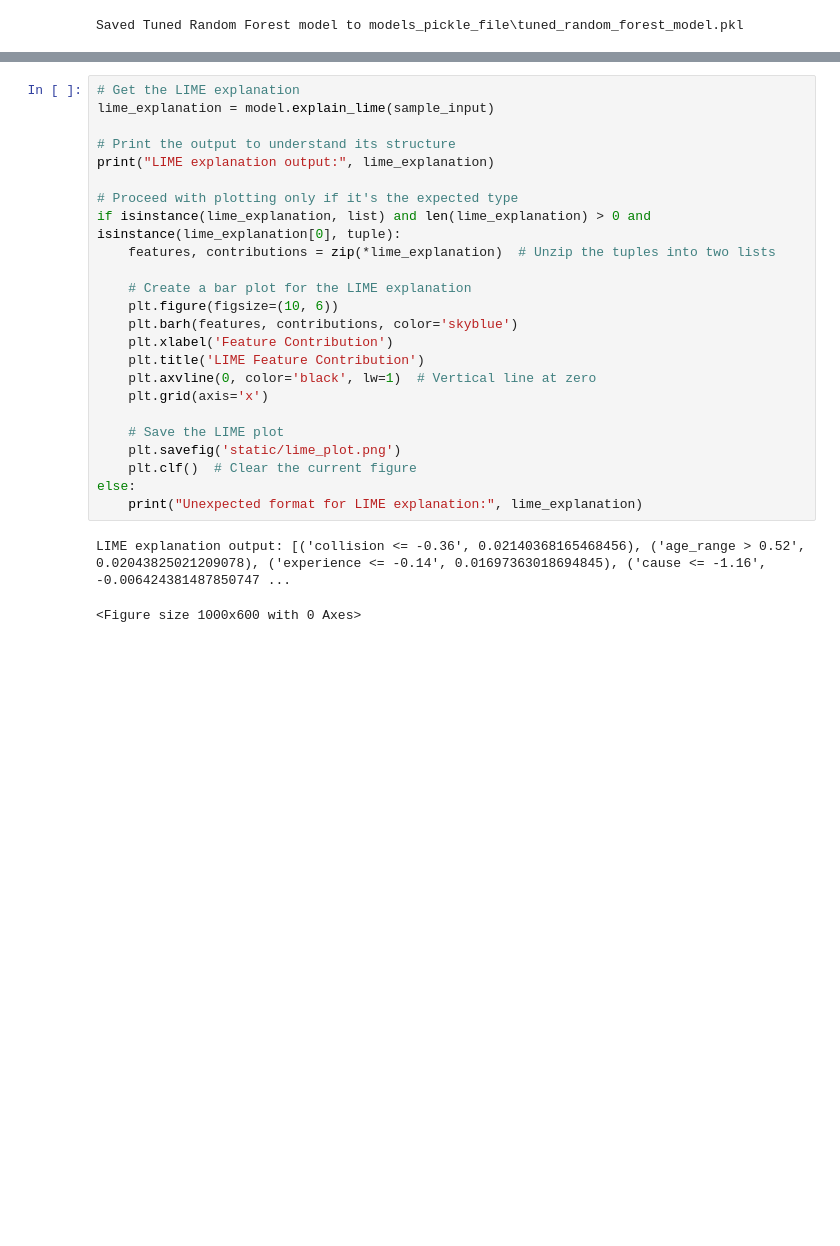
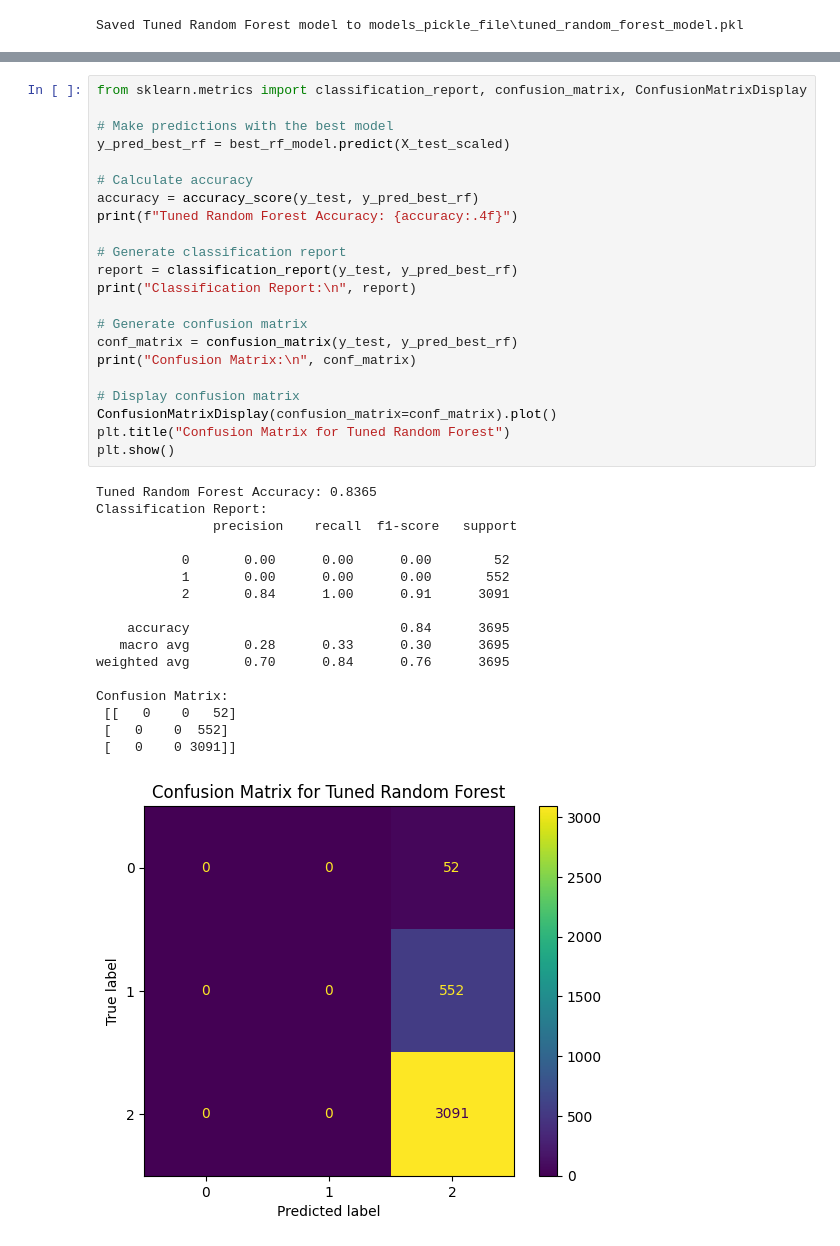
Before and after one commit to 060205b/Traffic_severity, a Jupyter notebook: model2.ipynb, the cells around one changed output, grey strips where cells are left out. Drawn from its saved outputs; the diff is of its cells as text; blank space fills up the shorter version.

```diff
--- a/model2.ipynb
+++ b/model2.ipynb
@@ -664,27 +424,40 @@ SHAP values for class 0 shape: (5,)
-# %%
-# Get the LIME explanation
-lime_explanation = model.explain_lime(sample_input)
-
-# Print the output to understand its structure
-print("LIME explanation output:", lime_explanation)
-
-# Proceed with plotting only if it's the expected type
-if isinstance(lime_explanation, list) and len(lime_explanation) > 0 and isinstance(lime_explanation[0], tuple):
-    features, contributions = zip(*lime_explanation)  # Unzip the tuples into two lists
-
-    # Create a bar plot for the LIME explanation
-    plt.figure(figsize=(10, 6))
-    plt.barh(features, contributions, color='skyblue')
-    plt.xlabel('Feature Contribution')
-    plt.title('LIME Feature Contribution')
-    plt.axvline(0, color='black', lw=1)  # Vertical line at zero
-    plt.grid(axis='x')
-
-    # Save the LIME plot
-    plt.savefig('static/lime_plot.png')
-    plt.clf()  # Clear the current figure
-else:
-    print("Unexpected format for LIME explanation:", lime_explanation)
-# %% [output]
-LIME explanation output: [('collision <= -0.36', 0.02140368165468456), ('age_range > 0.52', 0.02043825021209078), ('experience <= -0.14', 0.01697363018694845), ('cause <= -1.16', -0.006424381487850747 ...
-<Figure size 1000x600 with 0 Axes>
+# %%
+from sklearn.metrics import classification_report, confusion_matrix, ConfusionMatrixDisplay
+
+# Make predictions with the best model
+y_pred_best_rf = best_rf_model.predict(X_test_scaled)
+
+# Calculate accuracy
+accuracy = accuracy_score(y_test, y_pred_best_rf)
+print(f"Tuned Random Forest Accuracy: {accuracy:.4f}")
+
+# Generate classification report
+report = classification_report(y_test, y_pred_best_rf)
+print("Classification Report:\n", report)
+
+# Generate confusion matrix
+conf_matrix = confusion_matrix(y_test, y_pred_best_rf)
+print("Confusion Matrix:\n", conf_matrix)
+
+# Display confusion matrix
+ConfusionMatrixDisplay(confusion_matrix=conf_matrix).plot()
+plt.title("Confusion Matrix for Tuned Random Forest")
+plt.show()
+# %% [output]
+Tuned Random Forest Accuracy: 0.8365
+Classification Report:
+               precision    recall  f1-score   support
+
+           0       0.00      0.00      0.00        52
+           1       0.00      0.00      0.00       552
+           2       0.84      1.00      0.91      3091
+
+    accuracy                           0.84      3695
+   macro avg       0.28      0.33      0.30      3695
+weighted avg       0.70      0.84      0.76      3695
+
+Confusion Matrix:
+ [[   0    0   52]
+ [   0    0  552]
+ [   0    0 3091]]
+[figure, added]
```
Also changed, not shown: parts of 20 cells of this notebook, 2 other files.
